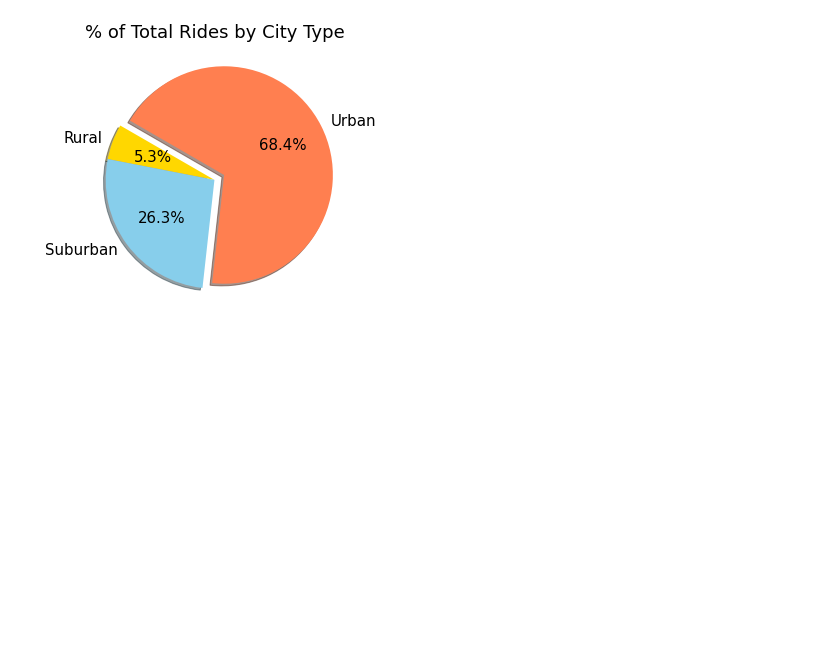
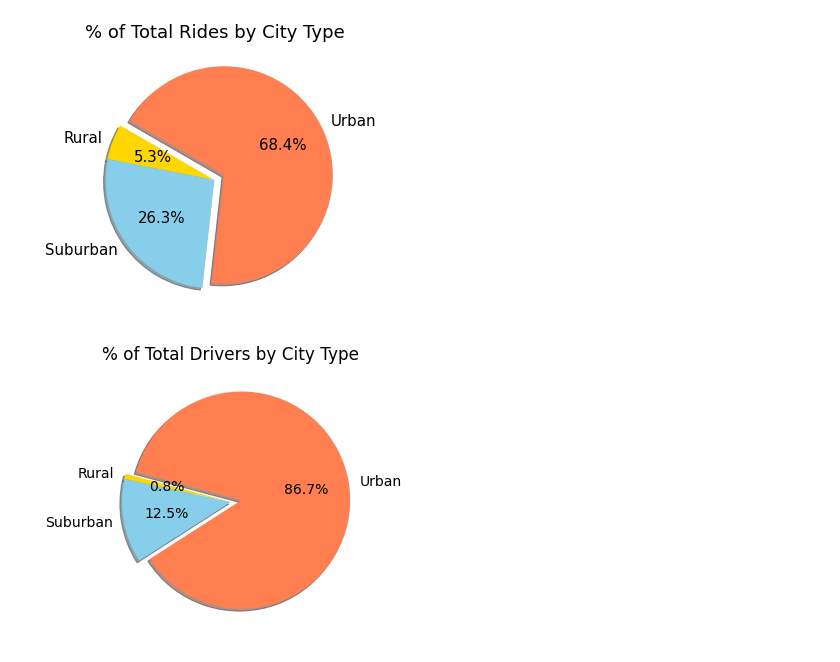
Before and after one commit to asliwinski23/PyBer_Analysis, a Jupyter notebook: PyBer_Analysis.ipynb, the cells around one changed output. Drawn from its saved outputs; the diff is of its cells as text; code cells hidden in the pictures; blank space fills up the shorter version.

Commit message:
all of module 5, added final driver count pie chart

```diff
--- a/PyBer_Analysis.ipynb
+++ b/PyBer_Analysis.ipynb
@@ -345,3 +345,22 @@ plt.savefig("Fig6.png")
 plt.show()
 # %% [output]
 [figure]
+# %%
+# Get the sum of the drivers for each city type.
+sum_drivers_by_type = pyber_data_df.groupby(["type"]).sum()["driver_count"]
+
+# Get the sum of all the drivers.
+total_drivers = pyber_data_df["driver_count"].sum()
+
+# get the percentage of total drivers that each city contributed to
+driver_pct = sum_drivers_by_type / total_drivers * 100
+# %%
+plt.subplots(figsize=(5, 5))
+plt.pie(driver_pct, labels = ["Rural","Suburban","Urban"], colors = ["gold","skyblue","coral"], autopct='%.1f%%',
+       shadow = True, startangle = 165,  explode=[0, 0, 0.1])
+plt.title("% of Total Drivers by City Type")
+mpl.rcParams['font.size'] = 14
+plt.savefig("Fig6.png")
+plt.show()
+# %% [output]
+[figure, added]
```
Also changed, not shown: parts of 1 cell of this notebook, 1 other file.
